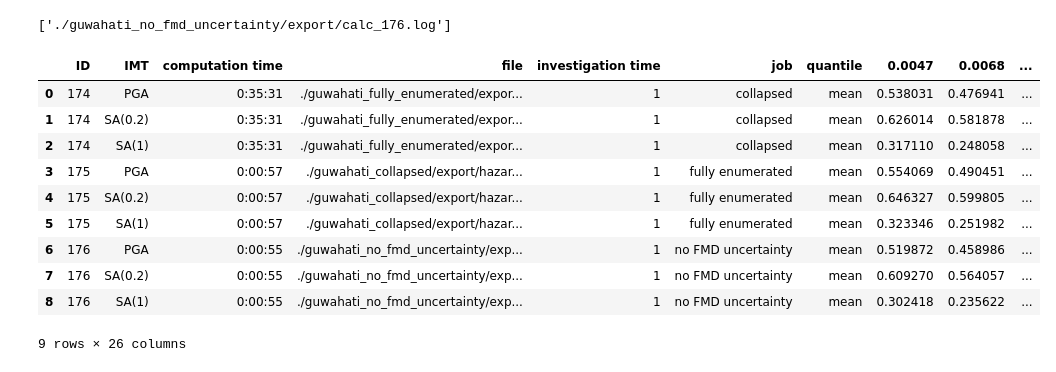
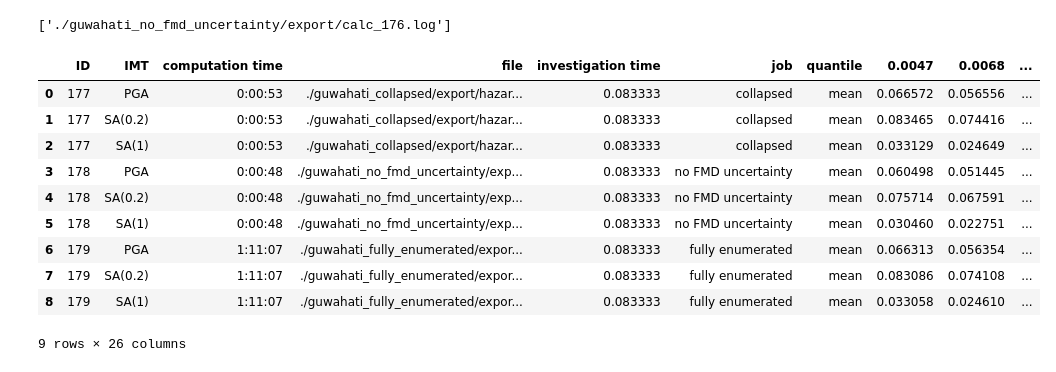
Before and after one commit to nackerley/indian-subcontinent-psha, a Jupyter notebook: Jobs/Guwahati.ipynb, the cells around one changed output. Drawn from its saved outputs; the diff is of its cells as text; code cells hidden in the pictures.

```diff
--- a/Jobs/Guwahati.ipynb
+++ b/Jobs/Guwahati.ipynb
@@ -69,7 +72,7 @@ df_table3
 poes_nom = np.array([0.1, 0.02])
 T_nom = 50  # years
 rate = -np.log(1 - poes_nom)/T_nom  # per year
-T_inv = 1.  # year
+T_inv = 1./12  # year
 poes_inv = 1 - np.exp(-rate*T_inv)
 poe_labels = ['%g%% in %g years' % (100*poe, T_nom) for poe in poes_nom]
 
@@ -150,7 +153,7 @@ jobs = [
     'collapsed',
     'no FMD uncertainty',
     ]
-calc_ids = [175, 174, 176]
+calc_ids = [179, 177, 178]
 quantile = 'mean' # numeric for percentile, 0.5 for median, 'mean' for mean
 
 subset_keys = ['_curve-', str(quantile)]
@@ -177,42 +180,46 @@ list_results = []
 for job, calc_id, line_style in zip(jobs, calc_ids, line_styles):
     exported_files = [os.path.join(dir_path, f)
         for dir_path, dirnames, files in os.walk('.')
         for f in files if f.endswith('.xml') and '_%d' % calc_id in f]
     output_subset = [item for item in exported_files if all(key in item for key in subset_keys)]
 
     if len(output_subset) == 0:
         print('No files found for %s calc ID %d', job, calc_id)
     for file_name in sorted(output_subset):
         hcm = hcc.read_hazard_curves(file_name)
+
+        if abs(hcm['investigation_time']/T_inv - 1) > 1e-3:
+            print('expected %g year investigation time but found %g' %
+                  (T_inv, hcm['investigation_time']))
 
         for row in hcm['curves']:
             dict_results = {
                     'job': job,
                     'file': file_name,
                     'ID': calc_id,
                     'IMT': hcm['imt'],
                     'quantile': quantile_string,
                     'investigation time': hcm['investigation_time'],
                     'computation time': get_elapsed_time_from_log_file(calc_id),
                 }
             for key, value in zip(hcm['imls'], row[2:]):
                 dict_results[key] = value
             list_results.append(pd.Series(dict_results))
 
 df_results = pd.DataFrame(list_results)
 df_results = gmt.df_massage(df_results)
 display(df_results)
 # %% [output]
 |  | ID | IMT | computation time | file | investigation time | job | quantile | 0.0047 | 0.0068 | ... |
-| 0 | 174 | PGA | 0:35:31 | ./guwahati_fully_enumerated/expor... | 1 | collapsed | mean | 0.538031 | 0.476941 | ... |
-| 1 | 174 | SA(0.2) | 0:35:31 | ./guwahati_fully_enumerated/expor... | 1 | collapsed | mean | 0.626014 | 0.581878 | ... |
-| 2 | 174 | SA(1) | 0:35:31 | ./guwahati_fully_enumerated/expor... | 1 | collapsed | mean | 0.317110 | 0.248058 | ... |
-| 3 | 175 | PGA | 0:00:57 | ./guwahati_collapsed/export/hazar... | 1 | fully enumerated | mean | 0.554069 | 0.490451 | ... |
-| 4 | 175 | SA(0.2) | 0:00:57 | ./guwahati_collapsed/export/hazar... | 1 | fully enumerated | mean | 0.646327 | 0.599805 | ... |
-| 5 | 175 | SA(1) | 0:00:57 | ./guwahati_collapsed/export/hazar... | 1 | fully enumerated | mean | 0.323346 | 0.251982 | ... |
-| 6 | 176 | PGA | 0:00:55 | ./guwahati_no_fmd_uncertainty/exp... | 1 | no FMD uncertainty | mean | 0.519872 | 0.458986 | ... |
-| 7 | 176 | SA(0.2) | 0:00:55 | ./guwahati_no_fmd_uncertainty/exp... | 1 | no FMD uncertainty | mean | 0.609270 | 0.564057 | ... |
-| 8 | 176 | SA(1) | 0:00:55 | ./guwahati_no_fmd_uncertainty/exp... | 1 | no FMD uncertainty | mean | 0.302418 | 0.235622 | ... |
+| 0 | 177 | PGA | 0:00:53 | ./guwahati_collapsed/export/hazar... | 0.083333 | collapsed | mean | 0.066572 | 0.056556 | ... |
+| 1 | 177 | SA(0.2) | 0:00:53 | ./guwahati_collapsed/export/hazar... | 0.083333 | collapsed | mean | 0.083465 | 0.074416 | ... |
+| 2 | 177 | SA(1) | 0:00:53 | ./guwahati_collapsed/export/hazar... | 0.083333 | collapsed | mean | 0.033129 | 0.024649 | ... |
+| 3 | 178 | PGA | 0:00:48 | ./guwahati_no_fmd_uncertainty/exp... | 0.083333 | no FMD uncertainty | mean | 0.060498 | 0.051445 | ... |
+| 4 | 178 | SA(0.2) | 0:00:48 | ./guwahati_no_fmd_uncertainty/exp... | 0.083333 | no FMD uncertainty | mean | 0.075714 | 0.067591 | ... |
+| 5 | 178 | SA(1) | 0:00:48 | ./guwahati_no_fmd_uncertainty/exp... | 0.083333 | no FMD uncertainty | mean | 0.030460 | 0.022751 | ... |
+| 6 | 179 | PGA | 1:11:07 | ./guwahati_fully_enumerated/expor... | 0.083333 | fully enumerated | mean | 0.066313 | 0.056354 | ... |
+| 7 | 179 | SA(0.2) | 1:11:07 | ./guwahati_fully_enumerated/expor... | 0.083333 | fully enumerated | mean | 0.083086 | 0.074108 | ... |
+| 8 | 179 | SA(1) | 1:11:07 | ./guwahati_fully_enumerated/expor... | 0.083333 | fully enumerated | mean | 0.033058 | 0.024610 | ... |
 9 rows × 26 columns
 # %%
 fig, axes = plt.subplots(2, 1, figsize=(4,6), sharex=True)
```
Also changed, not shown: parts of 7 cells of this notebook, 5 other files.
